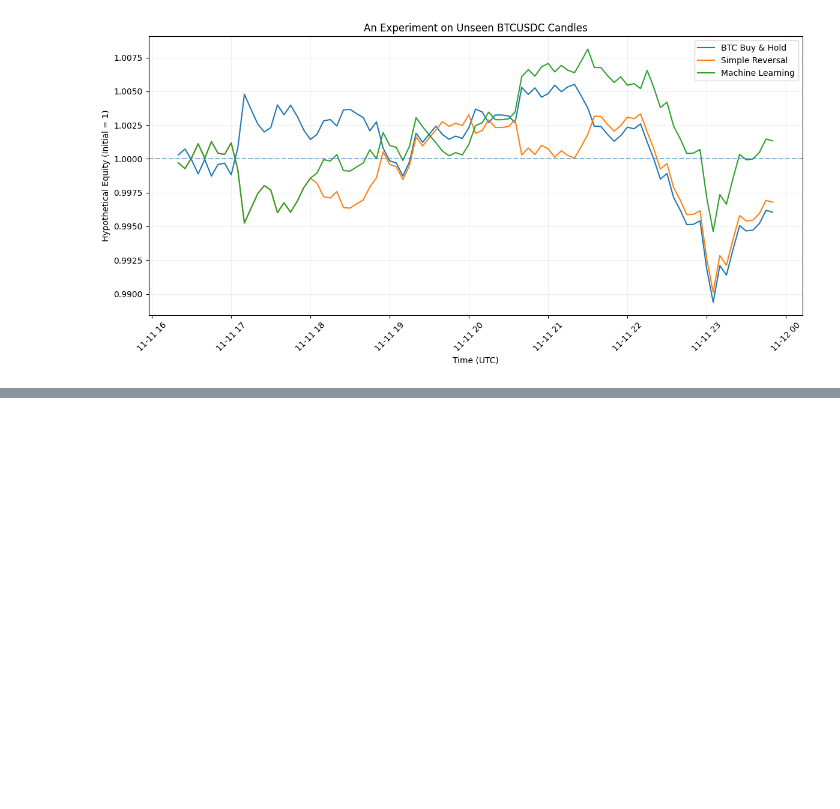
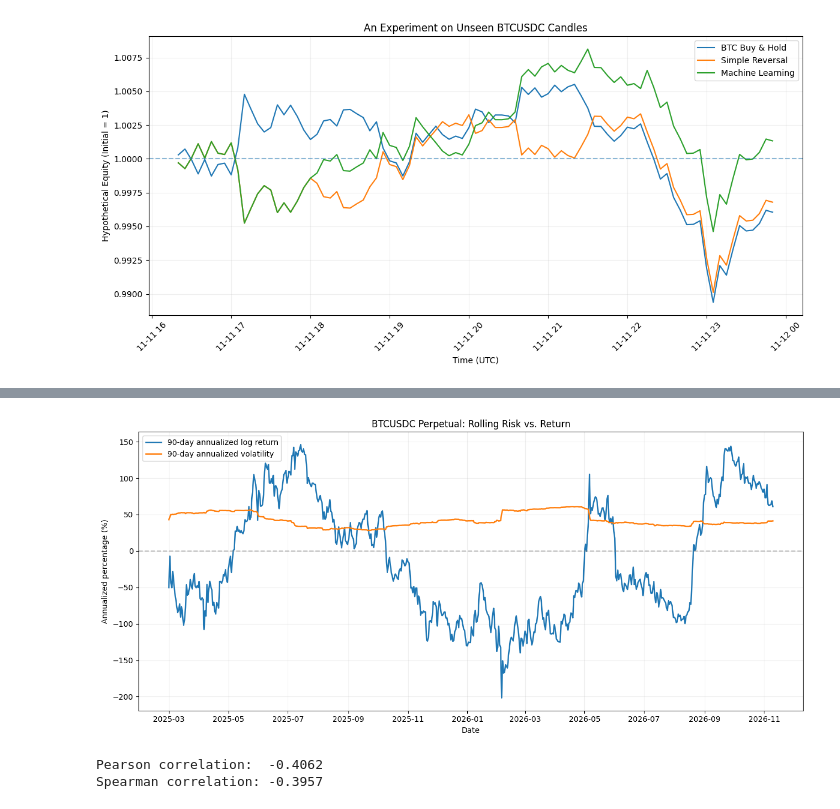
Before and after one commit to FerCorcuera/mit-quant-finance, a Jupyter notebook: Time Series Models/BTCUSDC_perp_analysis.ipynb, the cells around one changed output, grey strips where cells are left out. Saved outputs shown, nothing was run; the diff lists cells and outputs as text; code cells hidden in the pictures; blank space fills up the shorter version.

Commit message:
feat: adding analyze of risk reward ration (annualized) for btcusdc

```diff
--- a/Time Series Models/BTCUSDC_perp_analysis.ipynb
+++ b/Time Series Models/BTCUSDC_perp_analysis.ipynb
@@ -292,0 +447,55 @@ Reversal percentile: 40.2%
+# %%
+daily = results["1d"][0].copy()
+
+window = 90
+annualization = 365  # Crypto trades every day
+
+# Historical returns over the same rolling window
+daily["rolling_return"] = daily["return"].rolling(window).mean() * annualization
+
+daily["rolling_volatility"] = daily["return"].rolling(window).std() * np.sqrt(
+    annualization
+)
+
+plot_data = daily[["rolling_return", "rolling_volatility"]].dropna()
+
+fig, ax = plt.subplots(figsize=(13, 6))
+
+ax.plot(
+    plot_data.index,
+    plot_data["rolling_return"] * 100,
+    label="90-day annualized log return",
+    linewidth=1.8,
+)
+
+ax.plot(
+    plot_data.index,
+    plot_data["rolling_volatility"] * 100,
+    label="90-day annualized volatility",
+    linewidth=1.8,
+)
+
+ax.axhline(0, color="gray", linestyle="--", alpha=0.5)
+
+ax.set_title("BTCUSDC Perpetual: Rolling Risk vs. Return")
+ax.set_ylabel("Annualized percentage (%)")
+ax.set_xlabel("Date")
+ax.legend()
+ax.grid(alpha=0.2)
+
+plt.tight_layout()
+plt.show()
+# %% [output]
+[figure, added]
+# %%
+from scipy.stats import pearsonr, spearmanr
+
+pearson, _ = pearsonr(plot_data["rolling_volatility"], plot_data["rolling_return"])
+
+spearman, _ = spearmanr(plot_data["rolling_volatility"], plot_data["rolling_return"])
+
+print(f"Pearson correlation:  {pearson:.4f}")
+print(f"Spearman correlation: {spearman:.4f}")
+# %% [output]
+Pearson correlation:  -0.4062
+Spearman correlation: -0.3957
```
Also changed, not shown: parts of 5 cells of this notebook.
